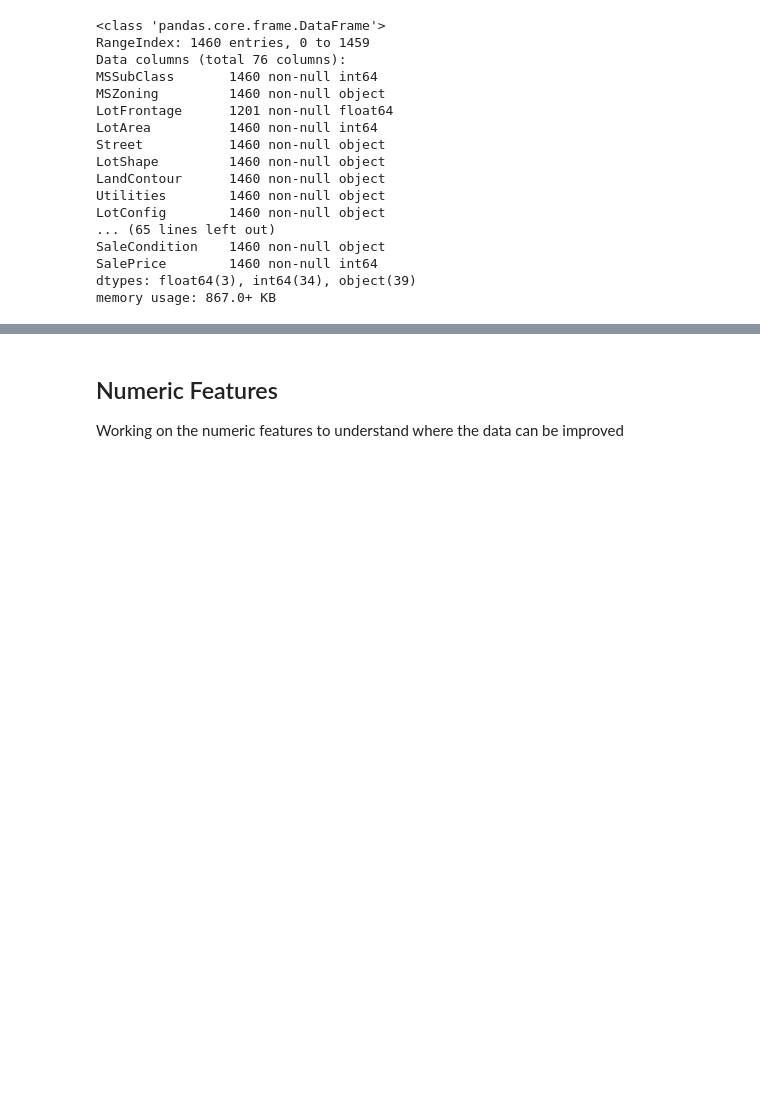
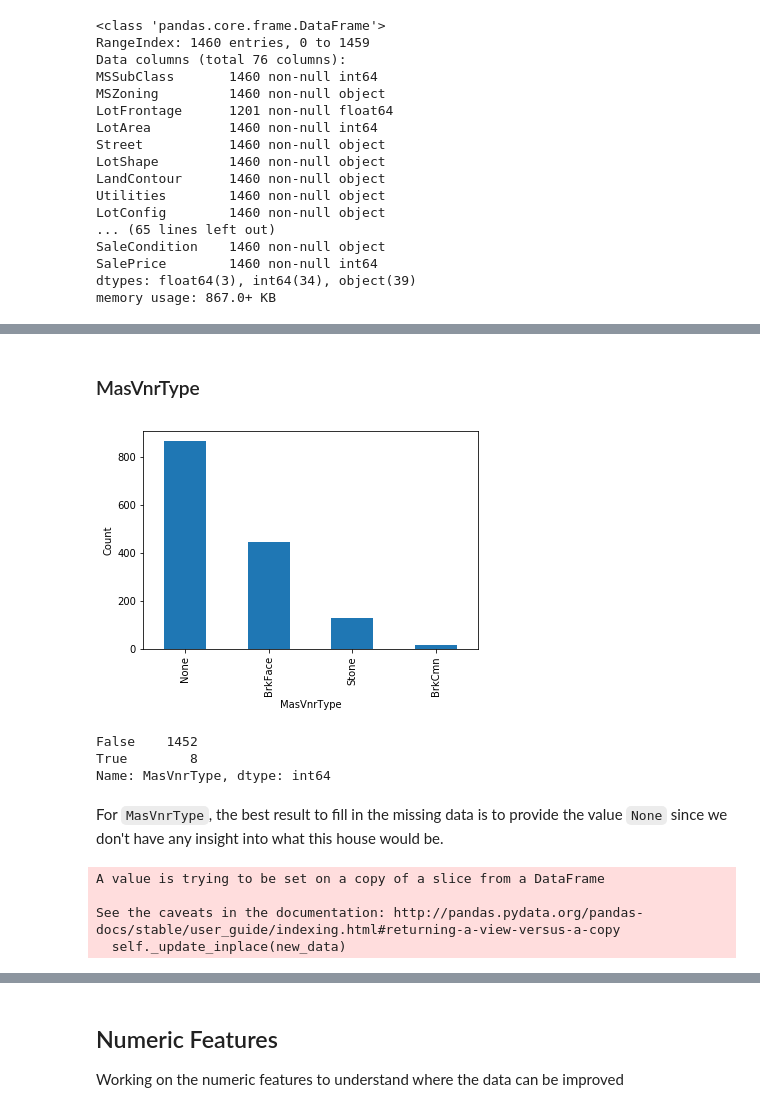
Before and after one commit to Ryan95Z/ml-house-prices, a Jupyter notebook: notebooks/House Prices - Feature Engineering.ipynb, the cells around one changed output, grey strips where cells are left out. Cells and saved outputs as stored; diff of their text form; code cells hidden in the pictures; blank space fills up the shorter version.

```diff
--- a/notebooks/House Prices - Feature Engineering.ipynb
+++ b/notebooks/House Prices - Feature Engineering.ipynb
@@ -90,0 +140,24 @@ plt.show()
+# %% [markdown]
+### MasVnrType
+# %%
+ax = missing_data_df.MasVnrType.value_counts().plot(kind='bar')
+ax.set_xlabel('MasVnrType')
+ax.set_ylabel('Count')
+plt.show()
+# %% [output]
+[figure, added]
+# %%
+missing_data_df.MasVnrType.isna().value_counts()
+# %% [output]
+False    1452
+True        8
+Name: MasVnrType, dtype: int64
+# %% [markdown]
+For `MasVnrType`, the best result to fill in the missing data is to provide the value `None` since we don't have any insight into what this house would be.
+# %%
+missing_data_df.MasVnrType.fillna('None', inplace=True)
+# %% [output]
+A value is trying to be set on a copy of a slice from a DataFrame
+
+See the caveats in the documentation: http://pandas.pydata.org/pandas-docs/stable/user_guide/indexing.html#returning-a-view-versus-a-copy
+  self._update_inplace(new_data)
```
Also changed, not shown: parts of 22 cells of this notebook.
